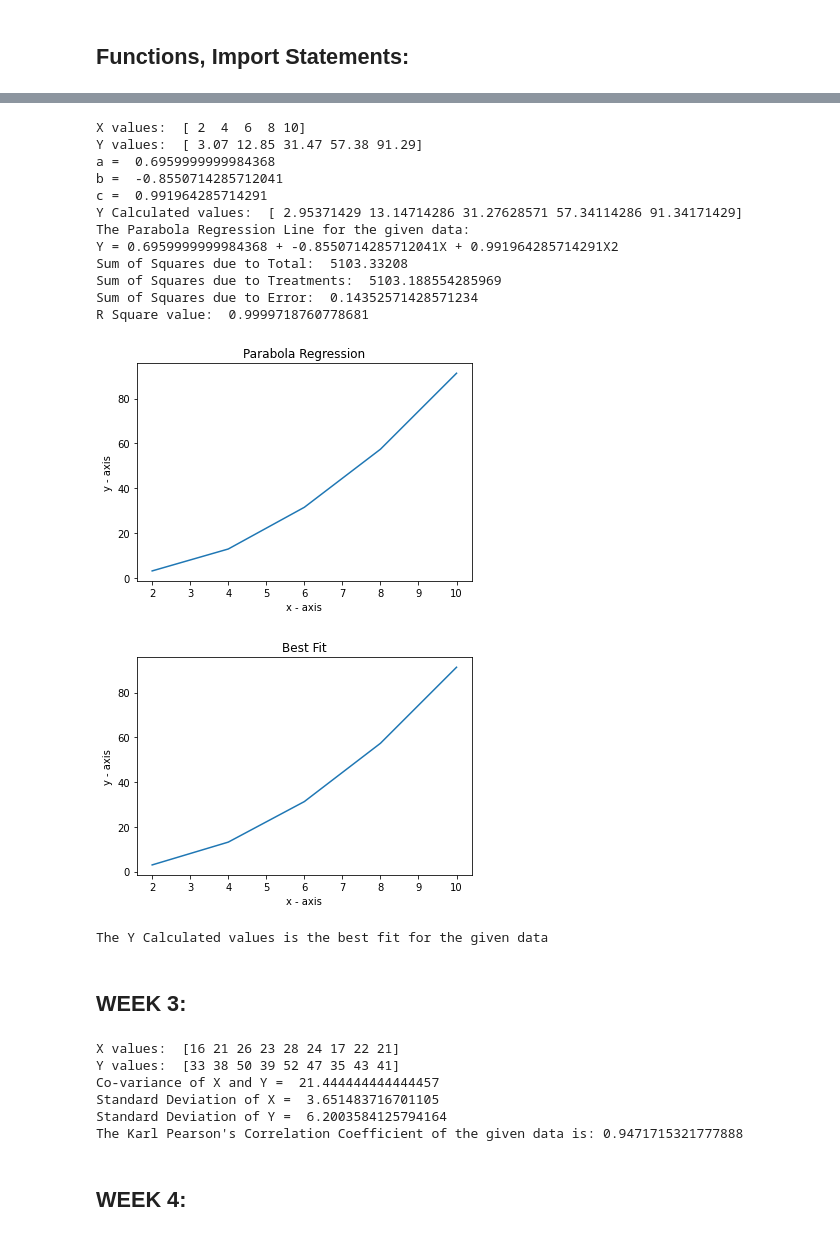
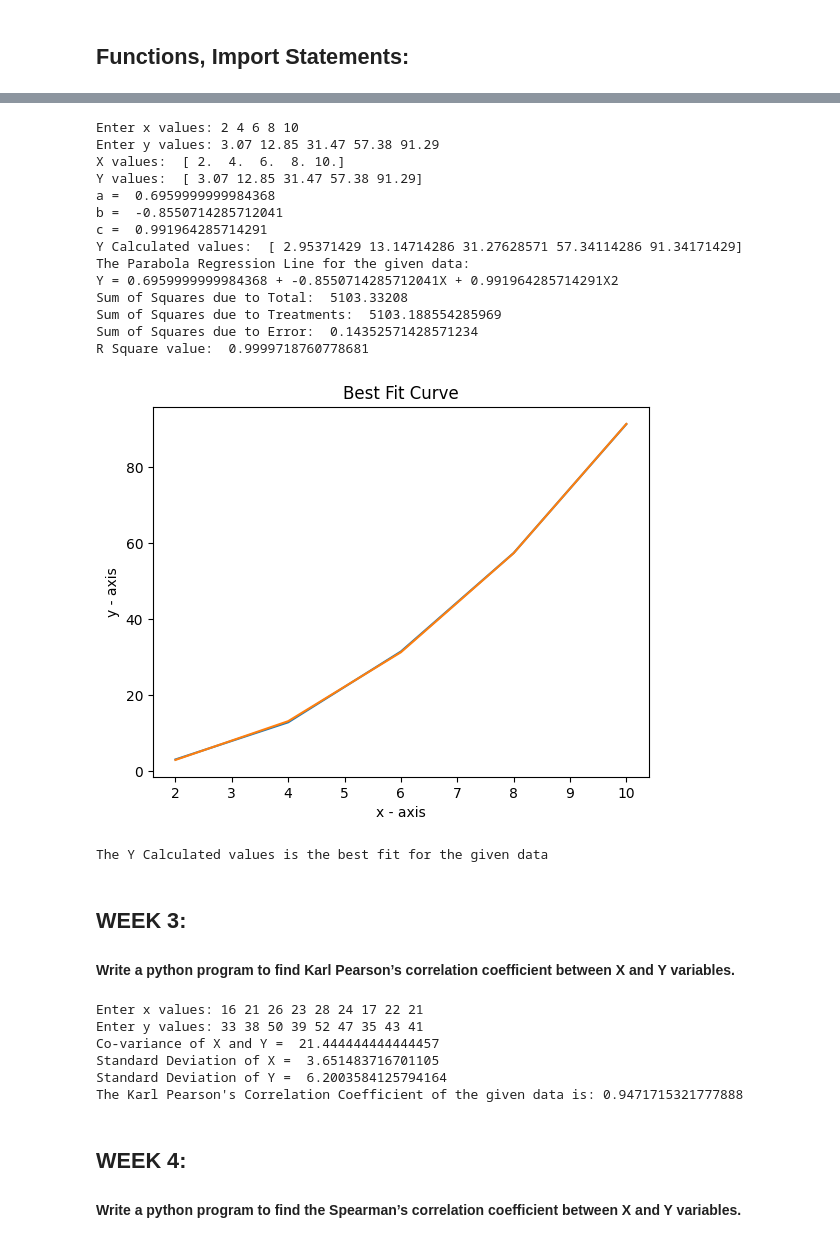
Before and after one commit to Tayyab7404/Computational-Statistics, a Jupyter notebook: CS LAB CYCLE.ipynb, the cells around one changed output, grey strips where cells are left out. Cells and saved outputs as stored; diff of their text form; code cells hidden in the pictures.

```diff
--- a/CS LAB CYCLE.ipynb
+++ b/CS LAB CYCLE.ipynb
@@ -34,32 +34,6 @@ def DET(matrix):
 
     return Sum
 
-def drawPlotParabola(x, y, Ycal):
-    plt.plot(x, y)
-    plt.xlabel('x - axis')
-    plt.ylabel('y - axis')
-    plt.title('Parabola Regression')
-    plt.show()
-
-    plt.plot(x, Ycal)
-    plt.xlabel('x - axis')
-    plt.ylabel('y - axis')
-    plt.title("Best Fit")
-    plt.show()
-
-def drawPlotLine(x, y, Ycal):
-    plt.plot(x, y)
-    plt.xlabel('x - axis')
-    plt.ylabel('y - axis')
-    plt.title('Linear Regression')
-    plt.show()
-
-    plt.plot(x, Ycal)
-    plt.xlabel('x - axis')
-    plt.ylabel('y - axis')
-    plt.title("Best Fit")
-    plt.show()
-
 def CovXY(x, y):
     n = mylen(x)
     meanX = mymean(x)
@@ -154,5 +139,13 @@ The Y Calculated values is the best fit for the given data
 # %%
 # Parabola Best Fit:
+
+def drawPlotParabola(x, y, Ycal):
+    plt.plot(x, y)
+    plt.plot(x, Ycal)
+    plt.xlabel('x - axis')
+    plt.ylabel('y - axis')
+    plt.title("Best Fit Curve")
+    plt.show()
 
 def ParabolaRegression(x, y):
     n = mylen(x)
@@ -217,41 +210,43 @@ def ParabolaRegression(x, y):
     print(f"Y = {a} + {b}X + {c}X2")
     print("Sum of Squares due to Total: ",SST)
     print("Sum of Squares due to Treatments: ",SSR)
     print("Sum of Squares due to Error: ",SSE)
     print("R Square value: ",Rsq)
 
     drawPlotParabola(x, y, Ycal)
 
     if Rsq > 0.9:
         print("The Y Calculated values is the best fit for the given data")
     else:
         print("The Y Calculated values is not the best fit for the given data")
 
 x = np.array([float(i) for i in input("Enter x values: ").strip().split()])
 y = np.array([float(i) for i in input("Enter y values: ").strip().split()])
 
-# x = np.array([2,4,6,8,10])
-# y = np.array([3.07,12.85,31.47,57.38,91.29])
+# x = np.array([2, 4, 6, 8, 10])
+# y = np.array([3.07, 12.85, 31.47, 57.38, 91.29])
 
 ParabolaRegression(x, y)
 # %% [output]
-X values:  [ 2  4  6  8 10]
+Enter x values: 2 4 6 8 10
+Enter y values: 3.07 12.85 31.47 57.38 91.29
+X values:  [ 2.  4.  6.  8. 10.]
 Y values:  [ 3.07 12.85 31.47 57.38 91.29]
 a =  0.6959999999984368
 b =  -0.8550714285712041
 c =  0.991964285714291
 Y Calculated values:  [ 2.95371429 13.14714286 31.27628571 57.34114286 91.34171429]
 The Parabola Regression Line for the given data:
 Y = 0.6959999999984368 + -0.8550714285712041X + 0.991964285714291X2
 Sum of Squares due to Total:  5103.33208
 Sum of Squares due to Treatments:  5103.188554285969
 Sum of Squares due to Error:  0.14352571428571234
 R Square value:  0.9999718760778681
-[figure, old version]
+[figure, new version]
-[figure, removed]
 The Y Calculated values is the best fit for the given data
 # %% [markdown]
 ## WEEK 3:
+#### Write a python program to find Karl Pearson’s correlation coefficient between X and Y variables.
 # %%
 # Karl Pearson's Correlation Coefficient:
 
@@ -266,8 +261,6 @@ def KPCC(x, y):
 
     KPCC = Covxy / (SDx * SDy)
 
-    print("X values: ",x)
-    print("Y values: ",y)
     print("Co-variance of X and Y = ",Covxy)
     print("Standard Deviation of X = ",SDx)
     print("Standard Deviation of Y = ",SDy)
@@ -285,13 +278,14 @@ y = np.array([float(i) for i in input("Enter y values: ").strip().split()])
 
 KPCC = KPCC(x, y)
 # %% [output]
-X values:  [16 21 26 23 28 24 17 22 21]
-Y values:  [33 38 50 39 52 47 35 43 41]
+Enter x values: 16 21 26 23 28 24 17 22 21
+Enter y values: 33 38 50 39 52 47 35 43 41
 Co-variance of X and Y =  21.444444444444457
 Standard Deviation of X =  3.651483716701105
 Standard Deviation of Y =  6.2003584125794164
 The Karl Pearson's Correlation Coefficient of the given data is: 0.9471715321777888
 # %% [markdown]
 ## WEEK 4:
+#### Write a python program to find the Spearman’s correlation coefficient between X and Y variables.
 # %%
 # Spearman's Rank Correlation Coefficient:
```
Also changed, not shown: parts of 10 cells of this notebook.
